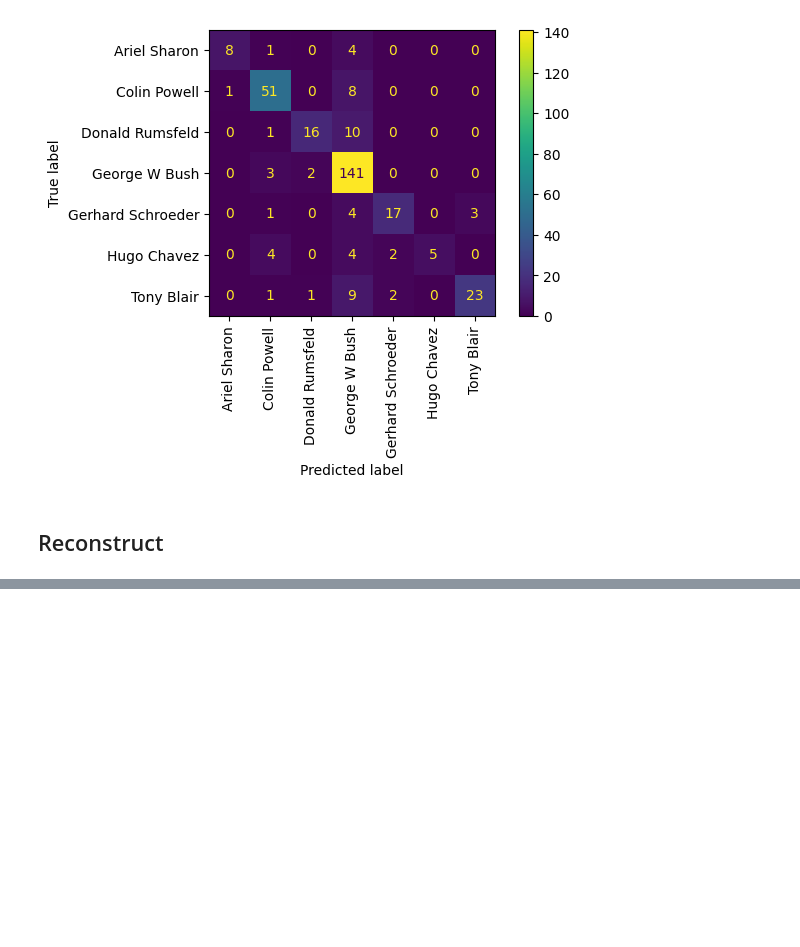
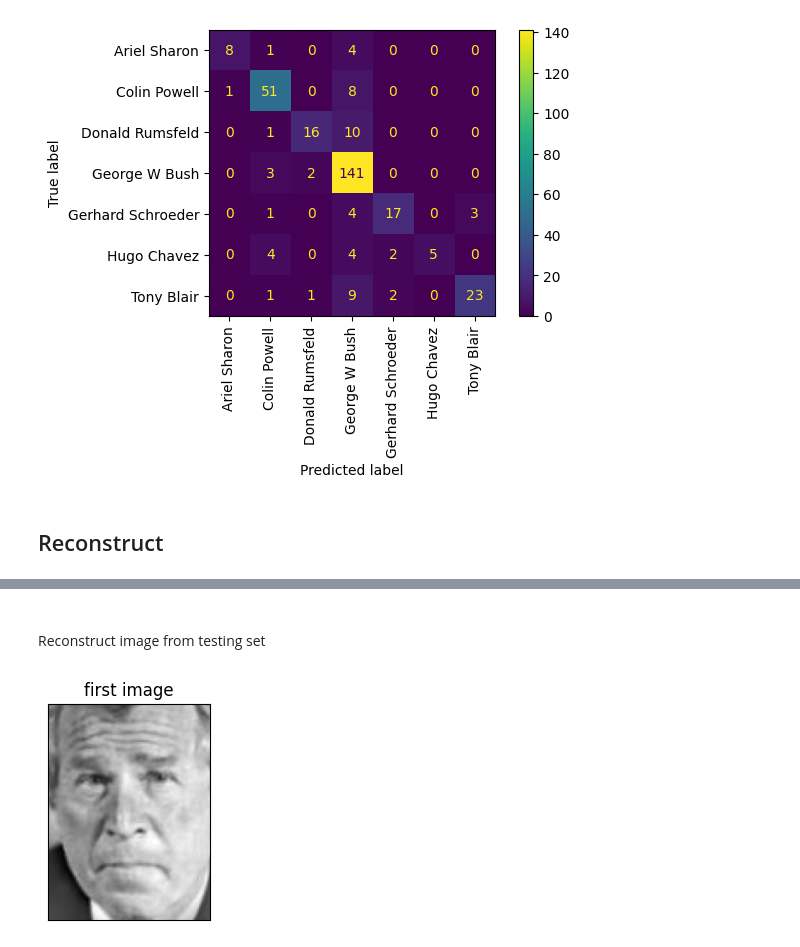
Before and after one commit to YRT777/7404-eigenfaces-elderversion, a Jupyter notebook: eigenfaces.ipynb, the cells around one changed output, grey strips where cells are left out. Saved outputs shown, nothing was run; the diff lists cells and outputs as text; code cells hidden in the pictures; blank space fills up the shorter version.

```diff
--- a/eigenfaces.ipynb
+++ b/eigenfaces.ipynb
@@ -335,0 +330,7 @@ plot_gallery(Y,["k= %d" % j for j in range(0,150,15) ], n_row=2, n_col=5)
+# %% [markdown]
+###
+Reconstruct image from testing set
+# %%
+plot_gallery([X_test[0,:]],["first image"],n_row=1,n_col=1)
+# %% [output]
+[figure, added]
```
Also changed, not shown: parts of 16 cells of this notebook.
